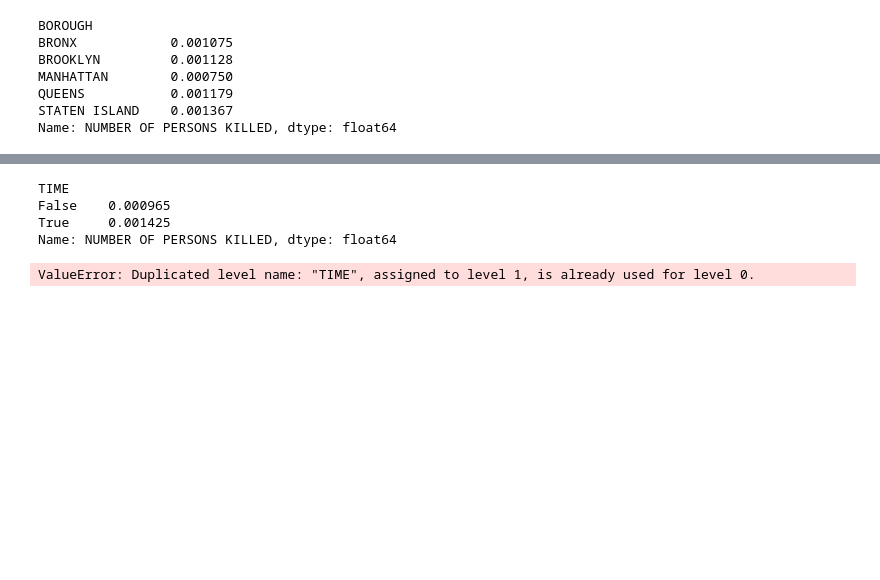
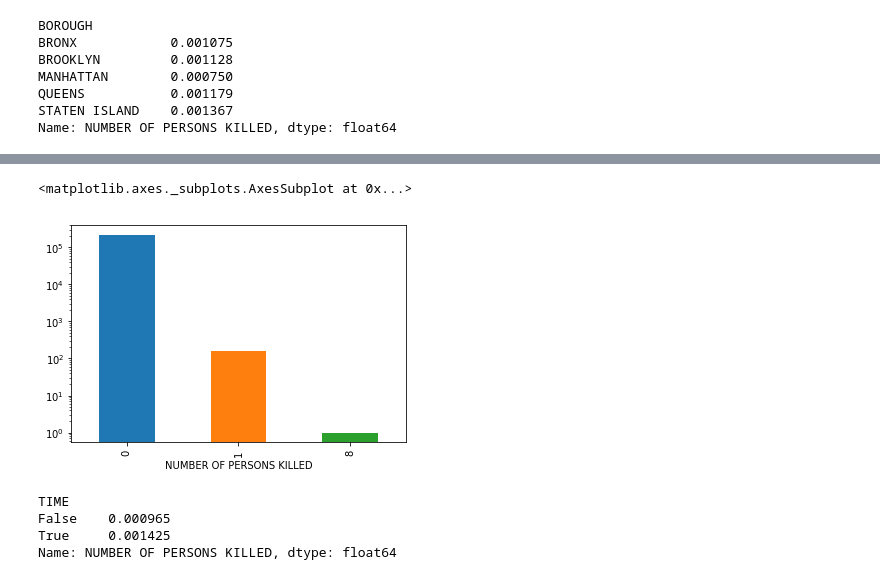
Before and after one commit to udacity/sapient-webinar, a Jupyter notebook: collisions.ipynb, the cells around one changed output, grey strips where cells are left out. Saved outputs shown, nothing was run; the diff lists cells and outputs as text; code cells hidden in the pictures; blank space fills up the shorter version.

```diff
--- a/collisions.ipynb
+++ b/collisions.ipynb
@@ -360,3 +346,8 @@ Name: NUMBER OF PERSONS KILLED, dtype: int64
+# %%
+hist_killed_manhattan.plot(kind='bar', logy=True)
+# %% [output]
+<matplotlib.axes._subplots.AxesSubplot at 0x...>
+[figure, added]
 # %%
 data.groupby(by=data.TIME.dt.hour>18)['NUMBER OF PERSONS KILLED'].mean()
 # %% [output]
@@ -369,4 +357,0 @@ x = data.groupby(by=data.TIME.dt.hour>18)['TIME']
-# %%
-x.value_counts()
-# %% [output]
-ValueError: Duplicated level name: "TIME", assigned to level 1, is already used for level 0.
```
Also changed, not shown: parts of 11 cells of this notebook, 6 other files.
